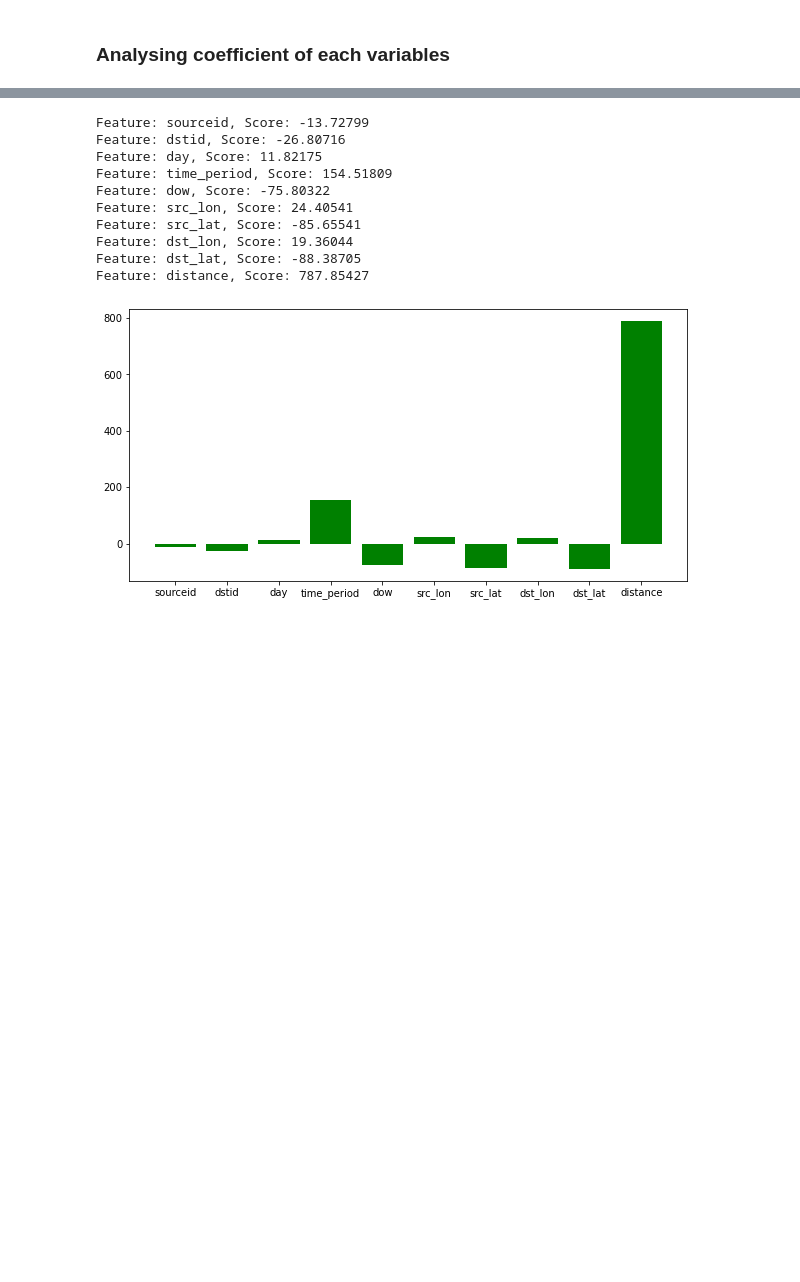
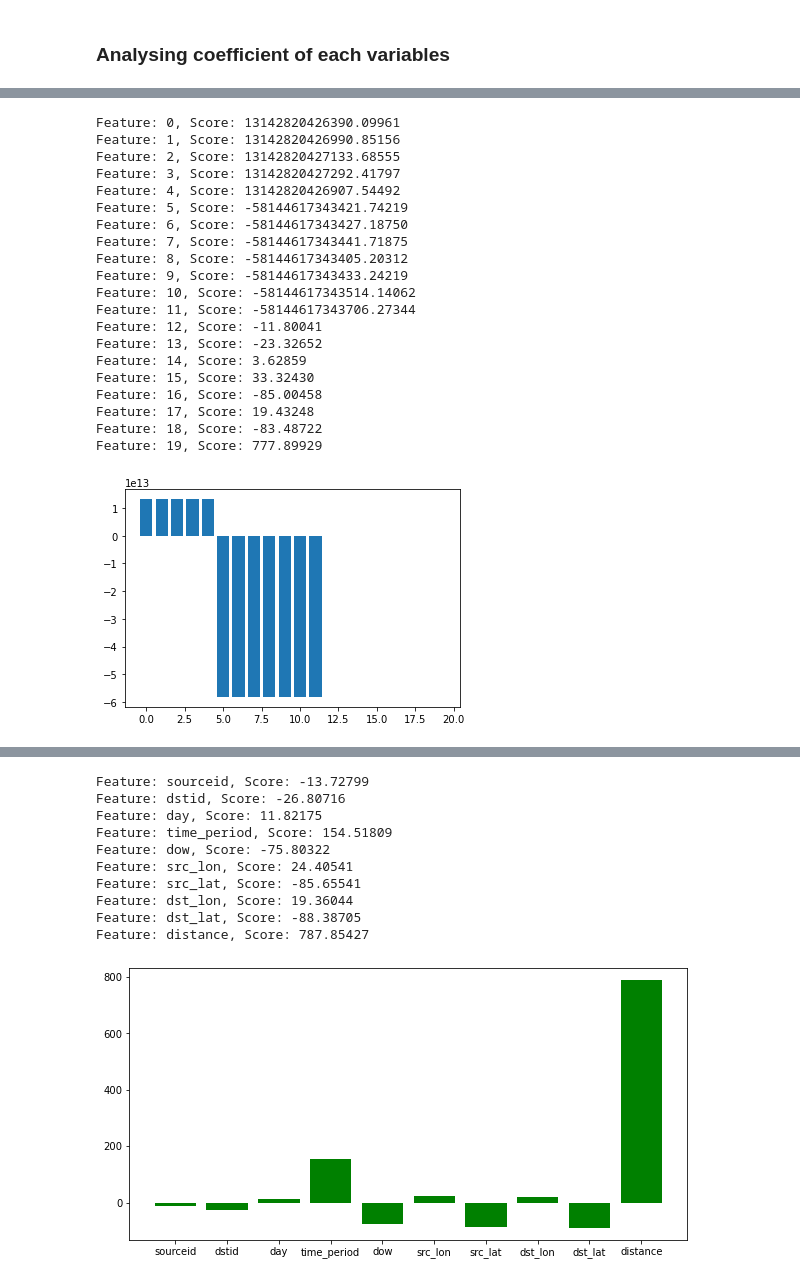
Before and after one commit to spatialthoughts/spatial-data-science, a Jupyter notebook: travel_time_prediction/Model_test.ipynb, the cells around one changed output, grey strips where cells are left out. Drawn from its saved outputs; the diff is of its cells as text; code cells hidden in the pictures; blank space fills up the shorter version.

```diff
--- a/travel_time_prediction/Model_test.ipynb
+++ b/travel_time_prediction/Model_test.ipynb
@@ -35,7 +50,3 @@ sel_input=['sourceid', 'dstid', 'day', 'time_period', 'dow', 'src_lon', 'src_lat
 x = samples[sel_input].values
 y = samples['geometric_mean_travel_time']
 x_train, x_test, y_train, y_test = train_test_split(x, y, test_size=0.30, random_state=1)
-# %%
-sc = StandardScaler()
-x_train = sc.fit_transform(x_train)
-x_test = sc.transform(x_test)
@@ -89,0 +108,31 @@ Percentage with google range = [0.82]
+# %%
+# get importance
+importance = model.steps[1][1].coef_
+# summarize feature importance
+for i,v in enumerate(importance):
+	print('Feature: %0d, Score: %.5f' % (i,v))
+# plot feature importance
+pyplot.bar([x for x in range(len(importance))], importance)
+pyplot.show()
+# %% [output]
+Feature: 0, Score: 13142820426390.09961
+Feature: 1, Score: 13142820426990.85156
+Feature: 2, Score: 13142820427133.68555
+Feature: 3, Score: 13142820427292.41797
+Feature: 4, Score: 13142820426907.54492
+Feature: 5, Score: -58144617343421.74219
+Feature: 6, Score: -58144617343427.18750
+Feature: 7, Score: -58144617343441.71875
+Feature: 8, Score: -58144617343405.20312
+Feature: 9, Score: -58144617343433.24219
+Feature: 10, Score: -58144617343514.14062
+Feature: 11, Score: -58144617343706.27344
+Feature: 12, Score: -11.80041
+Feature: 13, Score: -23.32652
+Feature: 14, Score: 3.62859
+Feature: 15, Score: 33.32430
+Feature: 16, Score: -85.00458
+Feature: 17, Score: 19.43248
+Feature: 18, Score: -83.48722
+Feature: 19, Score: 777.89929
+[figure, added]
```
Also changed, not shown: parts of 32 cells of this notebook.
